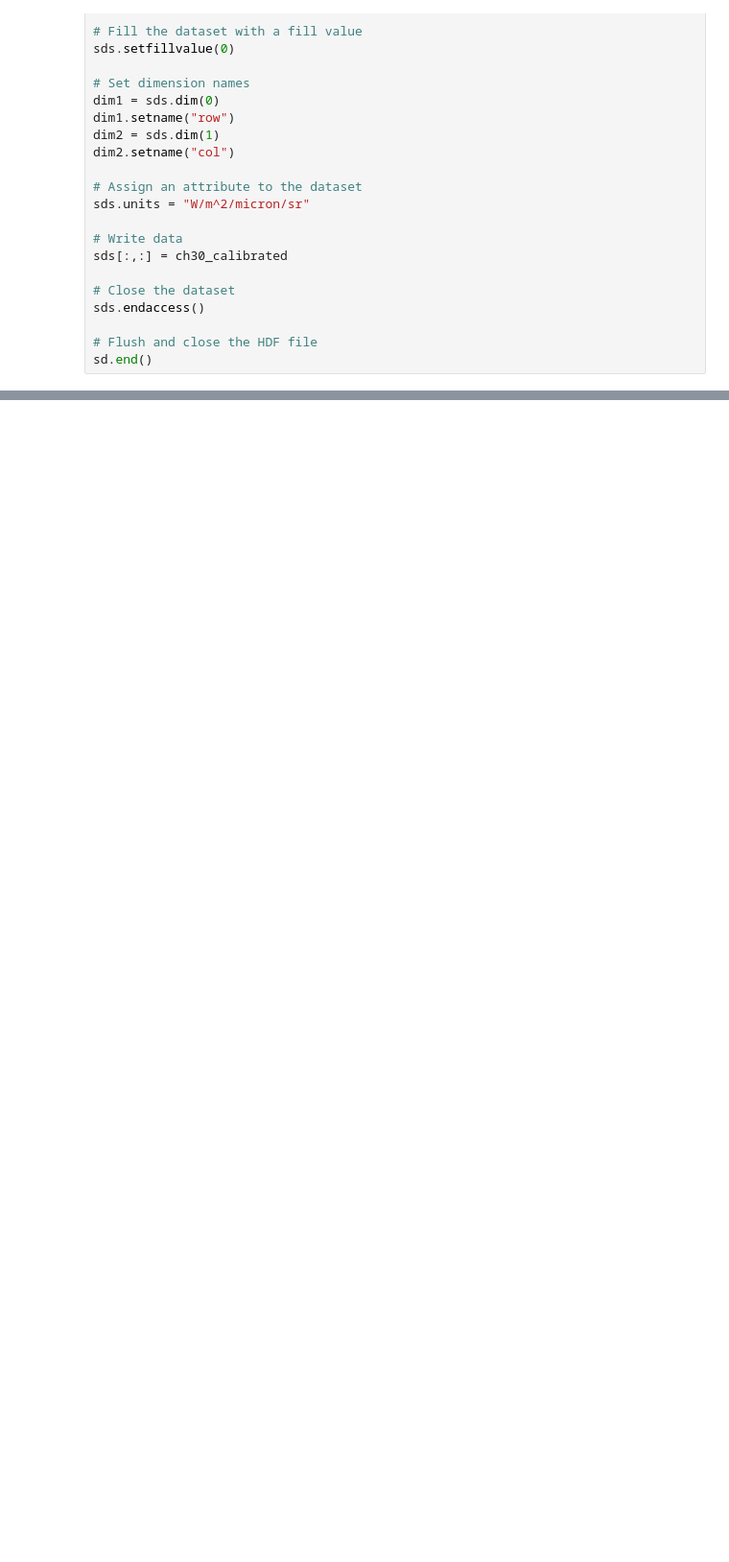
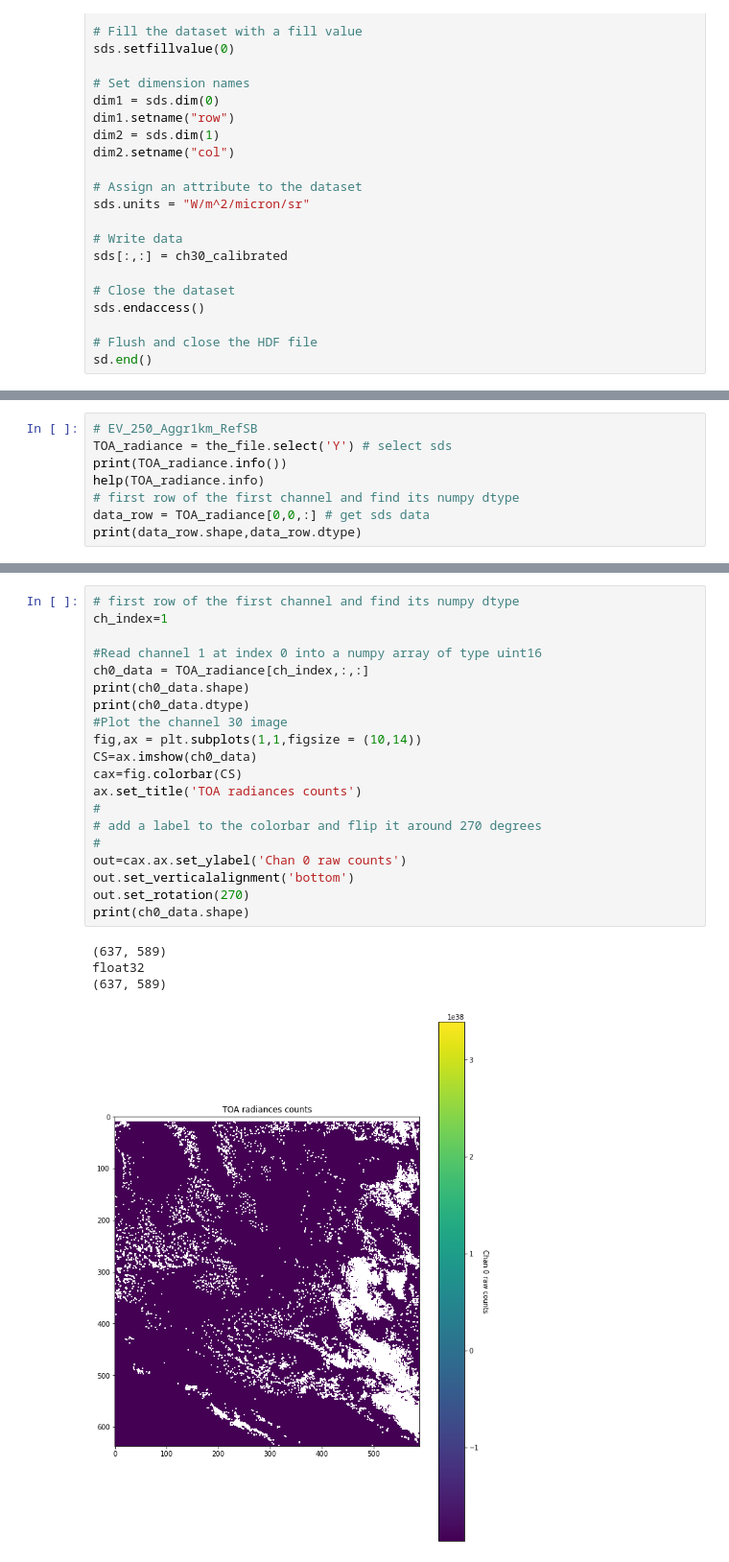
Before and after one commit to jesseniagonzalezv/ICON_RTTOV, a Jupyter notebook: code_test/Modis.ipynb, the cells around one changed output, grey strips where cells are left out. Shown at 96% size. Drawn from its saved outputs; the diff is of its cells as text; blank space fills up the shorter version.

```diff
--- a/code_test/Modis.ipynb
+++ b/code_test/Modis.ipynb
@@ -203,0 +378,8 @@ sd.end()
+# %%
+# EV_250_Aggr1km_RefSB
+TOA_radiance = the_file.select('Y') # select sds
+print(TOA_radiance.info())
+help(TOA_radiance.info)
+# first row of the first channel and find its numpy dtype
+data_row = TOA_radiance[0,0,:] # get sds data
+print(data_row.shape,data_row.dtype)
@@ -203,0 +421,25 @@ sd.end()
+# %%
+# first row of the first channel and find its numpy dtype
+ch_index=1
+
+#Read channel 1 at index 0 into a numpy array of type uint16
+ch0_data = TOA_radiance[ch_index,:,:]
+print(ch0_data.shape)
+print(ch0_data.dtype)
+#Plot the channel 30 image
+fig,ax = plt.subplots(1,1,figsize = (10,14))
+CS=ax.imshow(ch0_data)
+cax=fig.colorbar(CS)
+ax.set_title('TOA radiances counts')
+#
+# add a label to the colorbar and flip it around 270 degrees
+#
+out=cax.ax.set_ylabel('Chan 0 raw counts')
+out.set_verticalalignment('bottom')
+out.set_rotation(270)
+print(ch0_data.shape)
+# %% [output]
+(637, 589)
+float32
+(637, 589)
+[figure, added]
```
Also changed, not shown: parts of 23 cells of this notebook.
